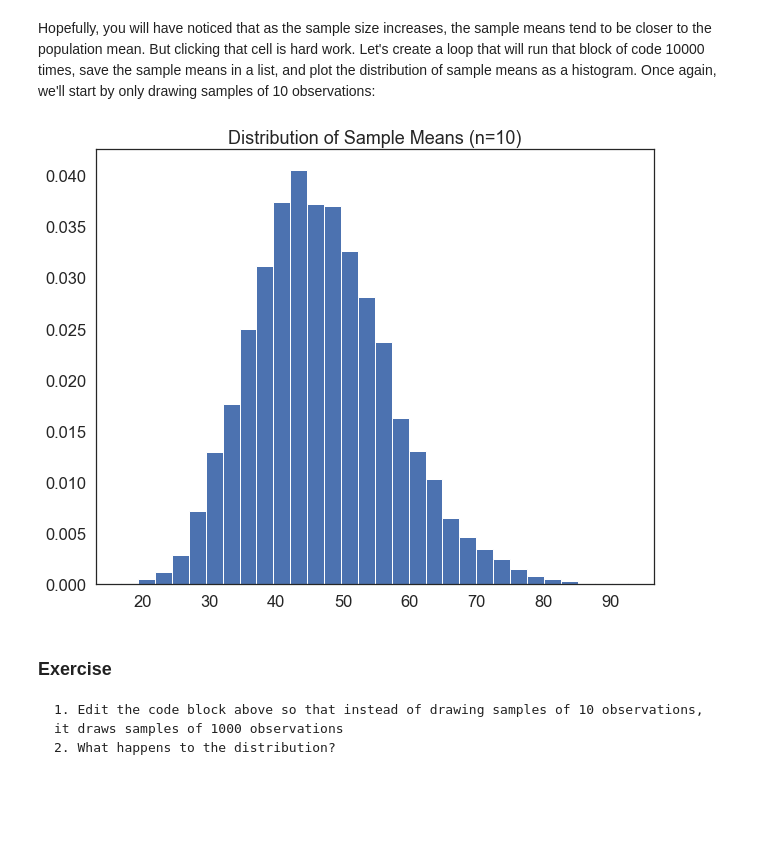
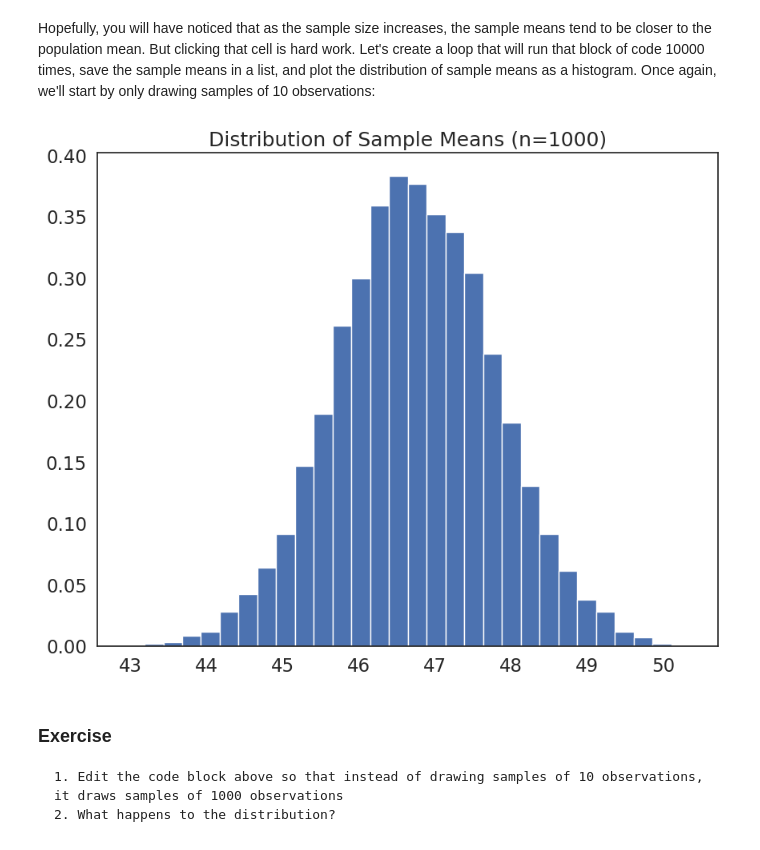
Before and after one commit to szofivardy-dev/QM2, a Jupyter notebook: W5_Distributions_and_Basic_Statistics.ipynb, the cells around one changed output. Drawn from its saved outputs; the diff is of its cells as text; code cells hidden in the pictures; blank space fills up the shorter version.

```diff
--- a/W5_Distributions_and_Basic_Statistics.ipynb
+++ b/W5_Distributions_and_Basic_Statistics.ipynb
@@ -159,5 +168,5 @@ income        float64
 dtype: object
 # %%
-df['race']=df['race'].astype('category')
-df['race'].describe()
+df['sex']=df['sex'].astype('category')
+df['sex'].describe()
 # %% [output]
@@ -172,0 +181,11 @@ what other variables are categorical? Convert them to categorical and describe.
+# %%
+# convert the variables to categorical and describe
+df['race']=df['race'].astype('category')
+
+df['union']=df['union'].astype('category')
+
+df['sch	']=df['sch'].astype('category')
+
+df['sch	'].describe()
+df['race'].describe()
+df['union'].describe()
@@ -368,19 +403,19 @@ Hopefully, you will have noticed that as the sample size increases, the sample m
 # %%
 #create an empty list to store sample means
 sample_means=[]
 
-sample_size=10
+sample_size=1000
 # loop 10,000 times.
 for i in range(0,10000):
     sample= df['income'].sample(sample_size, replace=True) # draw a sample of 10 observations from the income variable, with replacement
     sample_mean=sample.mean() # calculate the mean of the sample
     sample_means.append(sample_mean) # append the sample mean to the list of sample means
 
 plt.hist(sample_means, bins=30, edgecolor='white', density=True) # plot a histogram of the sample means
 plt.title('Distribution of Sample Means (n={})'.format(sample_size)) # add a title
 plt.show()
 # %% [output]
-[figure, old version]
+[figure, new version]
 # %% [markdown]
 ### Exercise
 
```
Also changed, not shown: parts of 19 cells of this notebook.
